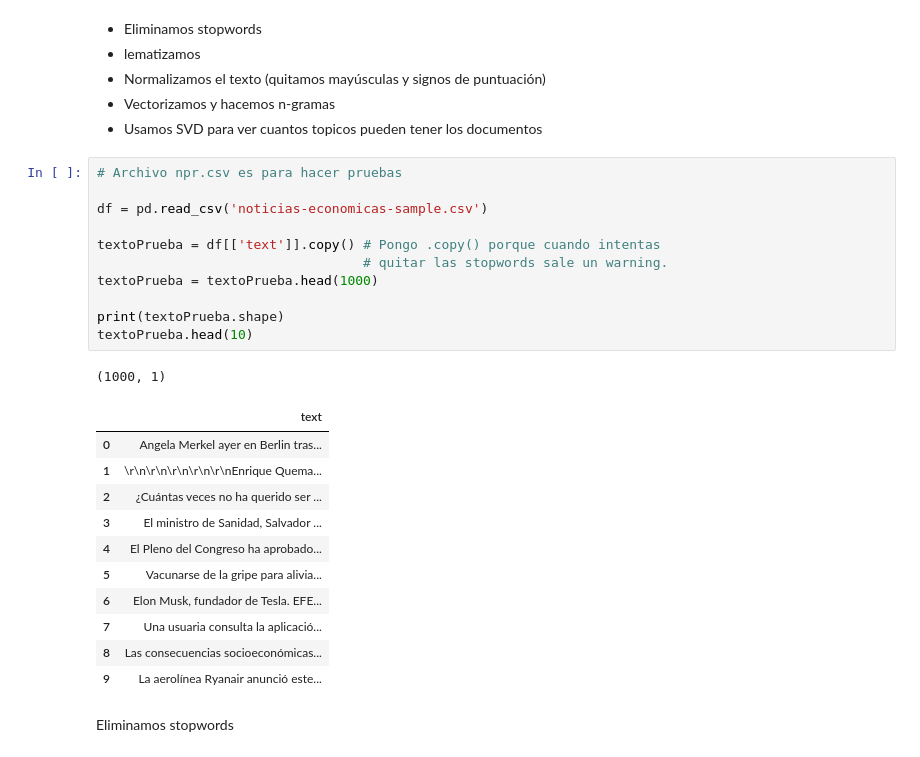
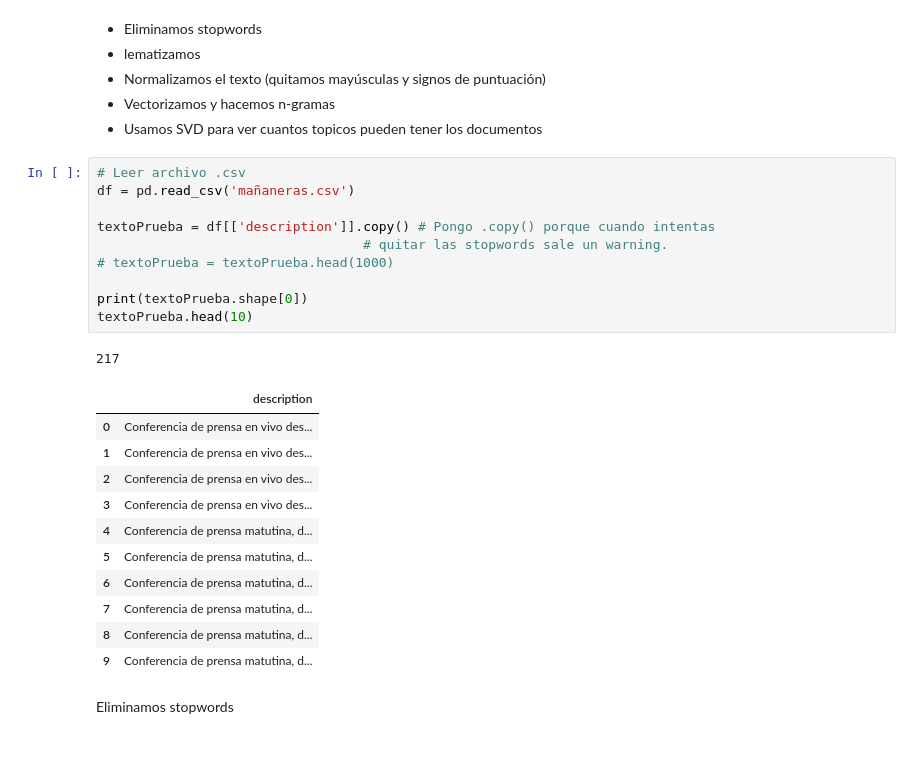
Before and after one commit to HectorAgValenzuela/TopicPrediction, a Jupyter notebook: TopicPredicton.ipynb, the cells around one changed output. Saved outputs shown, nothing was run; the diff lists cells and outputs as text.

```diff
--- a/TopicPredicton.ipynb
+++ b/TopicPredicton.ipynb
@@ -23,29 +23,28 @@ from sklearn.preprocessing import MaxAbsScaler
 * Vectorizamos y hacemos n-gramas
 * Usamos SVD para ver cuantos topicos pueden tener los documentos
 # %%
-# Archivo npr.csv es para hacer pruebas
+# Leer archivo .csv
+df = pd.read_csv('mañaneras.csv')
 
-df = pd.read_csv('noticias-economicas-sample.csv')
+textoPrueba = df[['description']].copy() # Pongo .copy() porque cuando intentas
+                                  # quitar las stopwords sale un warning.
+# textoPrueba = textoPrueba.head(1000)
 
-textoPrueba = df[['text']].copy() # Pongo .copy() porque cuando intentas
-                                  # quitar las stopwords sale un warning.
-textoPrueba = textoPrueba.head(1000)
-
-print(textoPrueba.shape)
+print(textoPrueba.shape[0])
 textoPrueba.head(10)
 # %% [output]
-(1000, 1)
+217
-|  | text |
-| 0 | Angela Merkel ayer en Berlin tras... |
-| 1 | \r\n\r\n\r\n\r\n\r\nEnrique Quema... |
-| 2 | ¿Cuántas veces no ha querido ser ... |
-| 3 | El ministro de Sanidad, Salvador ... |
-| 4 | El Pleno del Congreso ha aprobado... |
-| 5 | Vacunarse de la gripe para alivia... |
-| 6 | Elon Musk, fundador de Tesla. EFE... |
-| 7 | Una usuaria consulta la aplicació... |
-| 8 | Las consecuencias socioeconómicas... |
-| 9 | La aerolínea Ryanair anunció este... |
+|  | description |
+| 0 | Conferencia de prensa en vivo des... |
+| 1 | Conferencia de prensa en vivo des... |
+| 2 | Conferencia de prensa en vivo des... |
+| 3 | Conferencia de prensa en vivo des... |
+| 4 | Conferencia de prensa matutina, d... |
+| 5 | Conferencia de prensa matutina, d... |
+| 6 | Conferencia de prensa matutina, d... |
+| 7 | Conferencia de prensa matutina, d... |
+| 8 | Conferencia de prensa matutina, d... |
+| 9 | Conferencia de prensa matutina, d... |
 # %% [markdown]
 Eliminamos stopwords
 # %%
```
Also changed, not shown: parts of 19 cells of this notebook.
